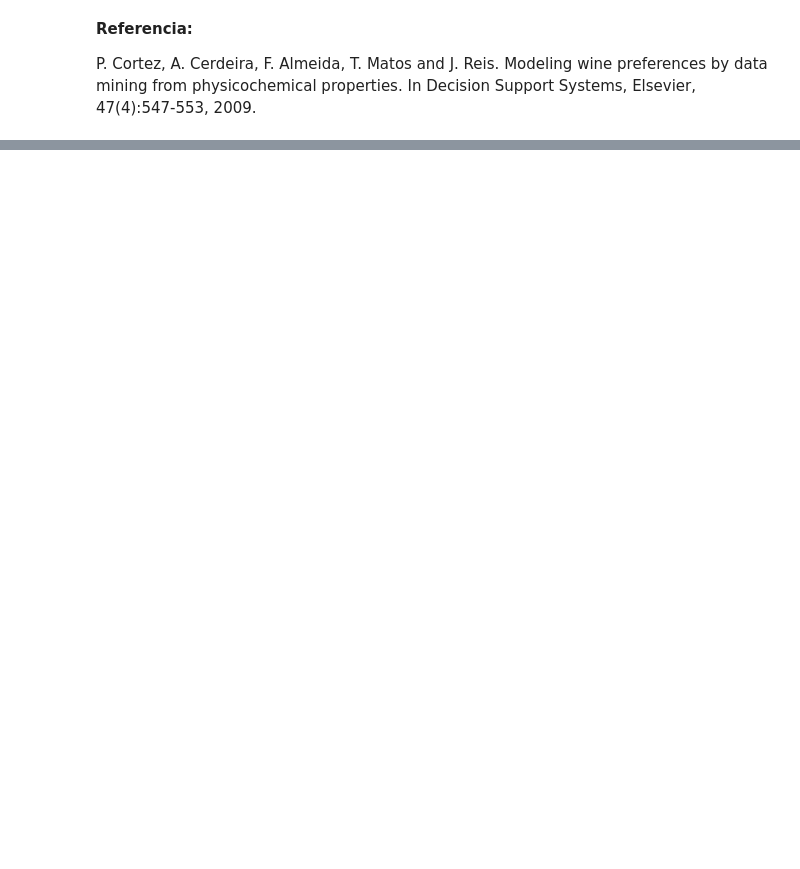
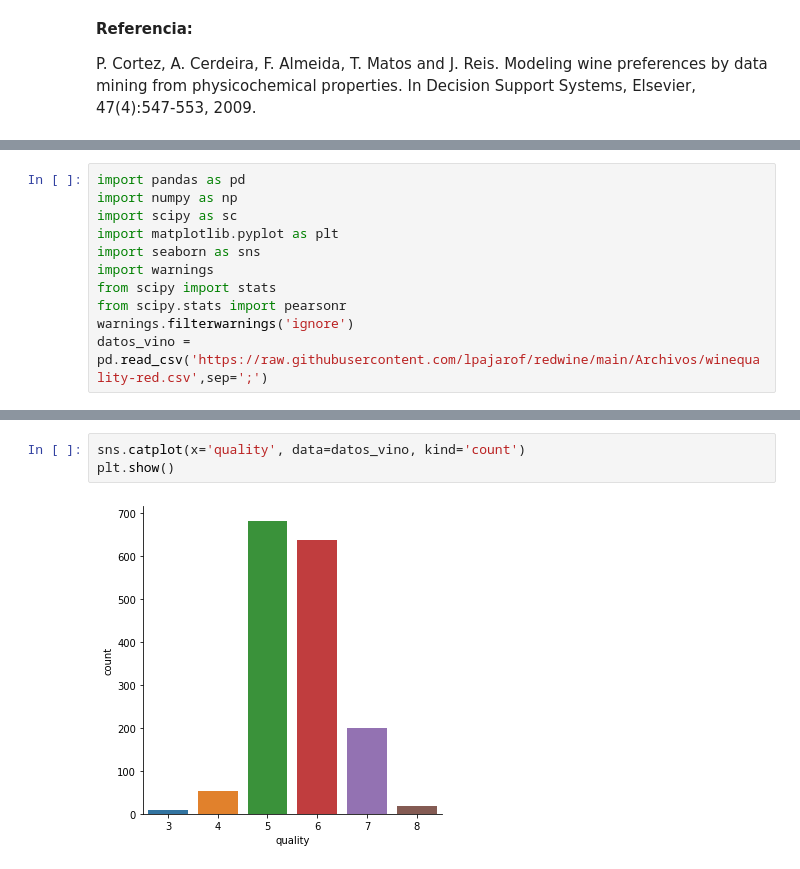
Before and after one commit to lpajarof/redwine, a Jupyter notebook: Practica2.ipynb, the cells around one changed output, grey strips where cells are left out. Saved outputs shown, nothing was run; the diff lists cells and outputs as text; blank space fills up the shorter version.

```diff
--- a/Practica2.ipynb
+++ b/Practica2.ipynb
@@ -47,0 +38,11 @@ Modeling wine preferences by data mining from physicochemical properties. In Dec
+# %%
+import pandas as pd
+import numpy as np
+import scipy as sc
+import matplotlib.pyplot as plt
+import seaborn as sns
+import warnings
+from scipy import stats
+from scipy.stats import pearsonr
+warnings.filterwarnings('ignore')
+datos_vino = pd.read_csv('https://raw.githubusercontent.com/lpajarof/redwine/main/Archivos/winequality-red.csv',sep=';')
@@ -47,0 +128,5 @@ Modeling wine preferences by data mining from physicochemical properties. In Dec
+# %%
+sns.catplot(x='quality', data=datos_vino, kind='count')
+plt.show()
+# %% [output]
+[figure, added]
```
Also changed, not shown: parts of 74 cells of this notebook.
